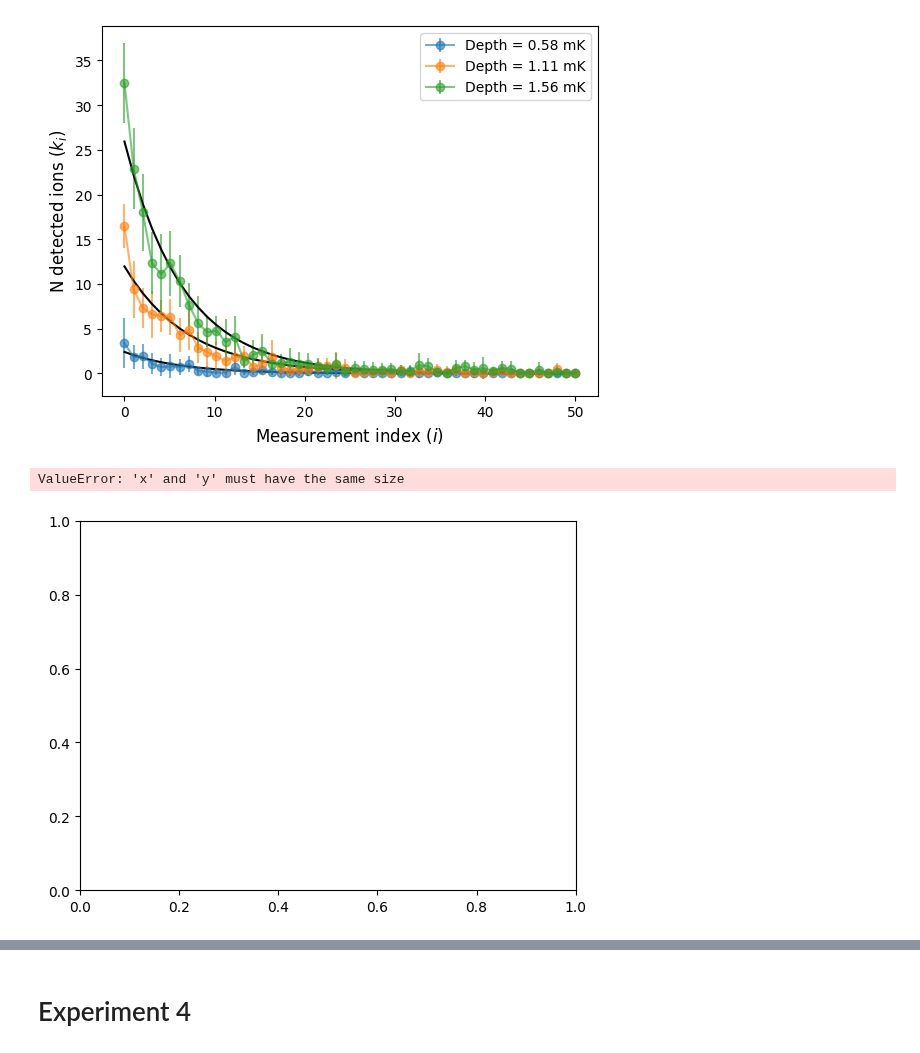
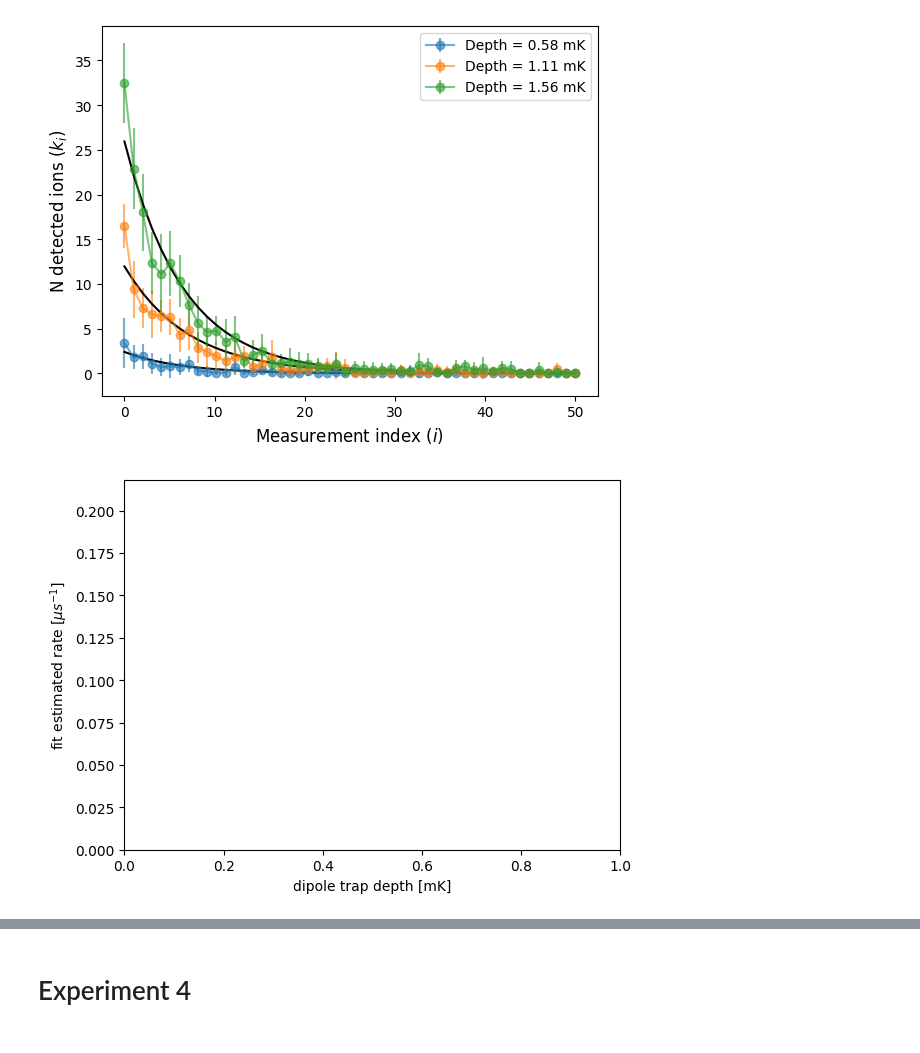
Before and after one commit to Valerio-Amico/Lab-Rydberg, a Jupyter notebook: dipolar_trap/cross_section_experiment_27_01_23.ipynb, the cells around one changed output, grey strips where cells are left out. Cells and saved outputs as stored; diff of their text form; code cells hidden in the pictures.

```diff
--- a/dipolar_trap/cross_section_experiment_27_01_23.ipynb
+++ b/dipolar_trap/cross_section_experiment_27_01_23.ipynb
@@ -277,16 +277,15 @@ plt.show()
 [ 0.2195826  29.36157194  0.49939053]
 [figure]
 # %%
-plt.errorbar(U_dips[2:], np.array(rates_MLE[2:]), np.array(drates_MLE[2:]), marker="o", ls="")
+#plt.errorbar(U_dips[2:], np.array(rates_MLE[2:]), np.array(drates_MLE[2:]), marker="o", ls="")
 #plt.plot(U_dips[2:], rates_ms[2:], marker="o", ls="")
 plt.xlabel("dipole trap depth [mK]")
 plt.ylabel(r"fit estimated rate [$\mu s^{-1}$]")
 #plt.savefig('estimated_rate.png', dpi=300)
 plt.ylim([0,0.218])
 plt.show()
 # %% [output]
-ValueError: 'x' and 'y' must have the same size
-[figure, old version]
+[figure, new version]
 # %%
 m = np.mean(rates_MLE[2:])
 d = np.std(rates_MLE[2:])
```
Also changed, not shown: parts of 11 cells of this notebook, 13 other files.
